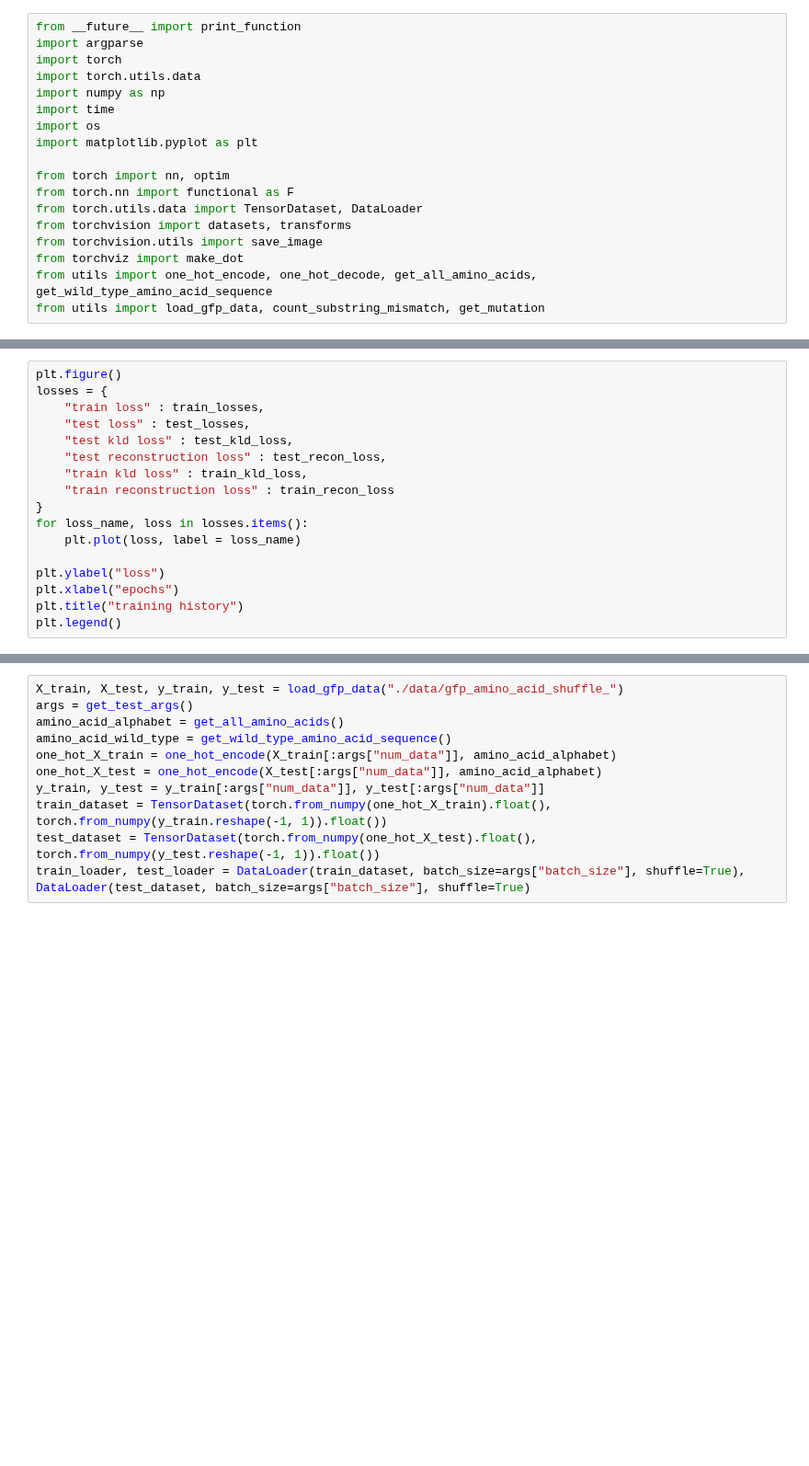
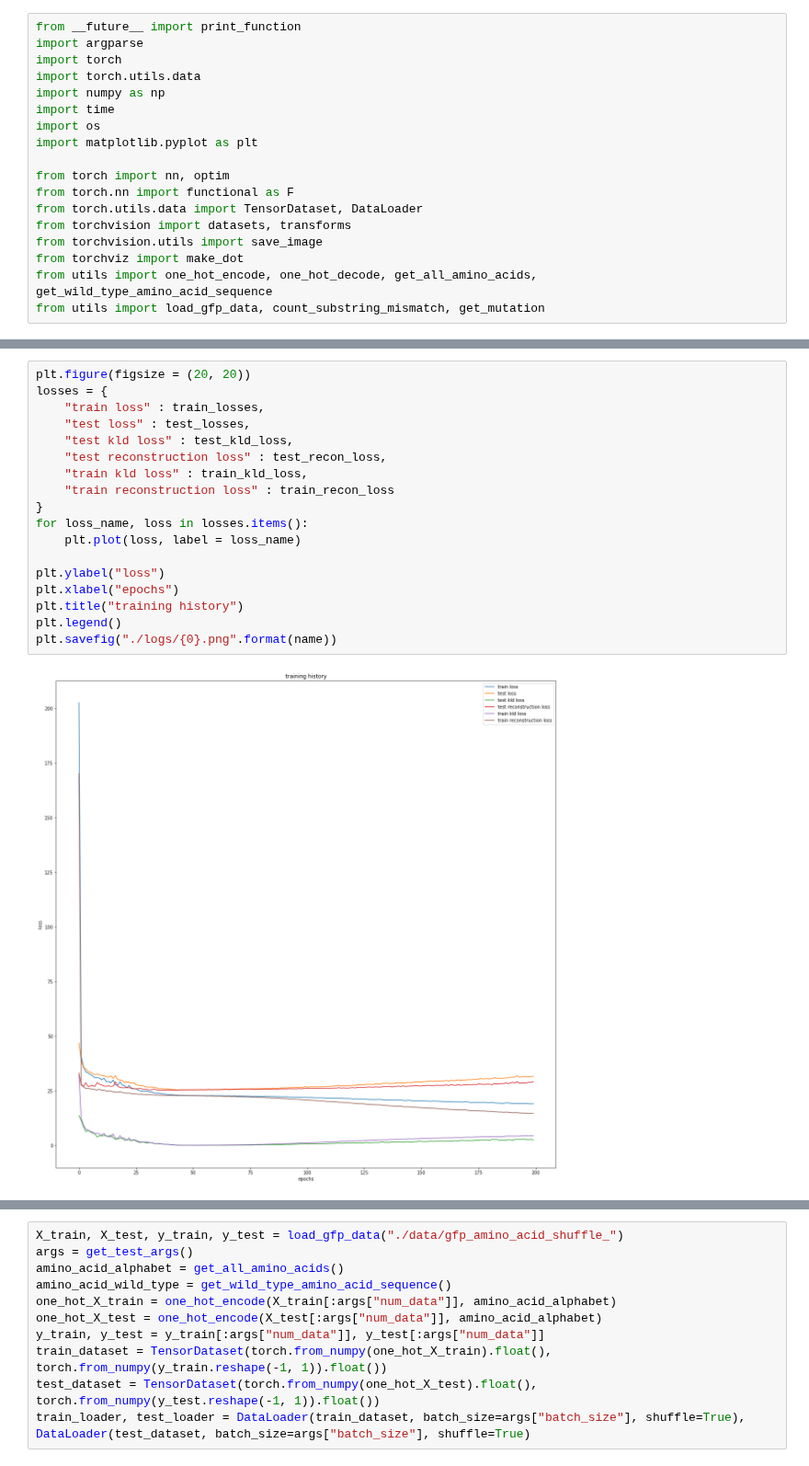
Before and after one commit to j316chuck/generative-model-experiments, a Jupyter notebook: vae.ipynb, the cells around one changed output, grey strips where cells are left out. Shown at 92% size. Saved outputs shown, nothing was run; the diff lists cells and outputs as text; blank space fills up the shorter version.

```diff
--- a/vae.ipynb
+++ b/vae.ipynb
@@ -160,17 +154,20 @@ for epoch in range(1, epochs + 1):
 # %%
-plt.figure()
+plt.figure(figsize = (20, 20))
 losses = {
     "train loss" : train_losses,
     "test loss" : test_losses,
     "test kld loss" : test_kld_loss,
     "test reconstruction loss" : test_recon_loss,
     "train kld loss" : train_kld_loss,
     "train reconstruction loss" : train_recon_loss
 }
 for loss_name, loss in losses.items():
     plt.plot(loss, label = loss_name)
 
 plt.ylabel("loss")
 plt.xlabel("epochs")
 plt.title("training history")
 plt.legend()
+plt.savefig("./logs/{0}.png".format(name))
+# %% [output]
+[figure, added]
```
Also changed, not shown: parts of 25 cells of this notebook, 48 other files.
